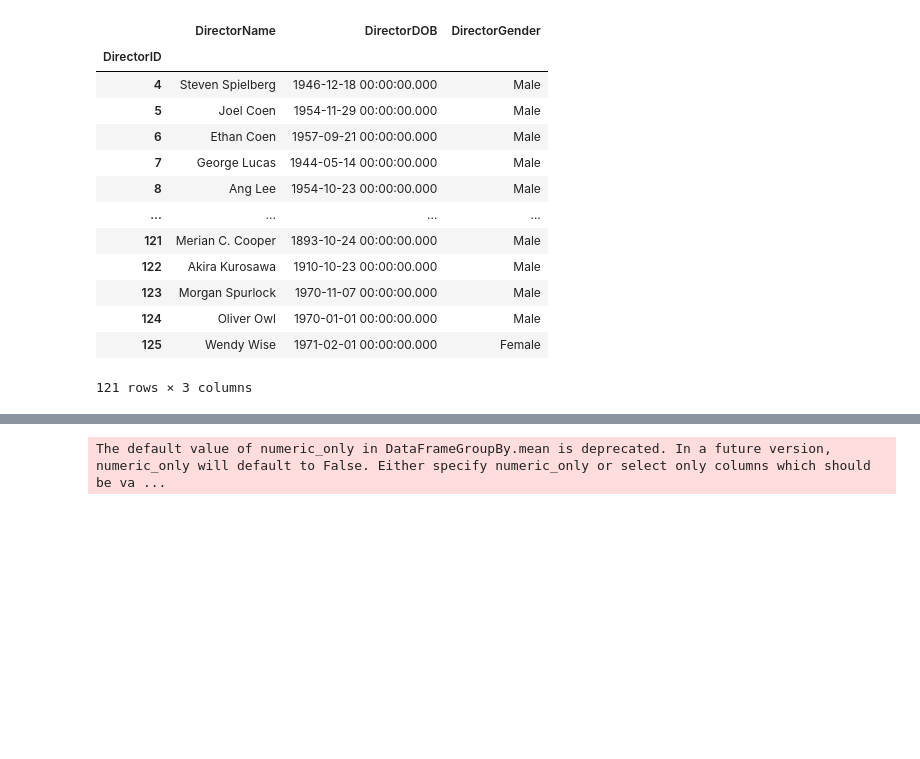
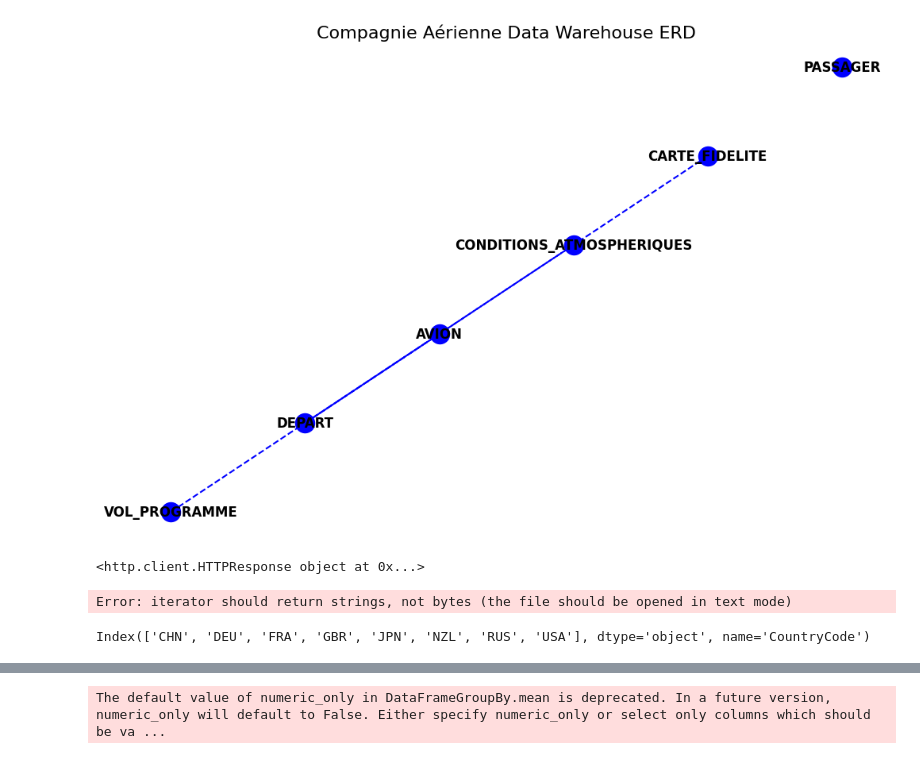
Before and after one commit to TeaZane74/blockbuster-analysis, a Jupyter notebook: src/explore_data.ipynb, the cells around one changed output, grey strips where cells are left out. Saved outputs shown, nothing was run; the diff lists cells and outputs as text; code cells hidden in the pictures; blank space fills up the shorter version.

```diff
--- a/src/explore_data.ipynb
+++ b/src/explore_data.ipynb
@@ -18,17 +38,0 @@ tables['Film']['FilmReleaseYear'] = tables['Film']['FilmReleaseDate'].dt.year
-# %%
-tables['Director']
-# %% [output]
-|  | DirectorName | DirectorDOB | DirectorGender |
-| DirectorID |  |  |  |
-| 4 | Steven Spielberg | 1946-12-18 00:00:00.000 | Male |
-| 5 | Joel Coen | 1954-11-29 00:00:00.000 | Male |
-| 6 | Ethan Coen | 1957-09-21 00:00:00.000 | Male |
-| 7 | George Lucas | 1944-05-14 00:00:00.000 | Male |
-| 8 | Ang Lee | 1954-10-23 00:00:00.000 | Male |
-| ... | ... | ... | ... |
-| 121 | Merian C. Cooper | 1893-10-24 00:00:00.000 | Male |
-| 122 | Akira Kurosawa | 1910-10-23 00:00:00.000 | Male |
-| 123 | Morgan Spurlock | 1970-11-07 00:00:00.000 | Male |
-| 124 | Oliver Owl | 1970-01-01 00:00:00.000 | Male |
-| 125 | Wendy Wise | 1971-02-01 00:00:00.000 | Female |
-121 rows × 3 columns
@@ -34,0 +49,53 @@ tables['Director']
+# %%
+import matplotlib.pyplot as plt
+
+# Define the tables and their relationships
+tables = {
+    "VOL_PROGRAMME": ["NUMERO", "VILLE_DEPART", "VILLE_ARRIVEE", "HEURE_DEPART", "HEURE_ARRIVEE", "DISTANCE_PREVISIONNELLE", "FREQUENCE"],
+    "DEPART": ["DATE", "NUMERO_VOL", "NUMERO_AVION"],
+    "AVION": ["NUMERO", "CONSTRUCTEUR", "MODELE", "CAPACITE"],
+    "CONDITIONS_ATMOSPHERIQUES": ["DATE", "QUANTITE_DE_CARBUANT"],
+    "CARTE_FIDELITE": ["NUMERO_CARTE", "SOLDE"],
+    "PASSAGER": ["NOM", "PRENOM", "ADRESSE", "NUMERO_TELEPHONE"],
+}
+
+relationships = [
+    ("VOL_PROGRAMME", "DEPART", "NUMERO"),
+    ("DEPART", "AVION", "NUMERO_AVION"),
+    ("DEPART", "CONDITIONS_ATMOSPHERIQUES", "DATE"),
+    ("CARTE_FIDELITE", "DEPART", "NUMERO_CARTE"),
+]
+
+# Create the ERD plot
+plt.figure(figsize=(12, 8))
+for table in tables:
+    plt.scatter(table, table, marker="o", s=300, c="blue")
+    plt.text(table, table, table, ha="center", va="center", fontsize=12, fontweight="bold")
+
+for rel in relationships:
+    plt.plot([rel[0], rel[1]], [rel[0], rel[1]], "b--")
+
+plt.title("Compagnie Aérienne Data Warehouse ERD", fontsize=16)
+plt.axis("off")
+plt.show()
+
+pd.read_csv
+# %% [output]
+[figure, added]
+# %%
+import csv
+import urllib
+with urllib.request.urlopen('https://github.com/gavinr/world-countries-centroids/blob/master/dist/countries.json') as csvfile:
+    print(csvfile)
+    spamreader = csv.reader(csvfile, delimiter=' ', quotechar='|')
+    for row in spamreader:
+        print(', '.join(row))
+# %% [output]
+<http.client.HTTPResponse object at 0x...>
+Error: iterator should return strings, not bytes (the file should be opened in text mode)
+# %%
+df = tables['Film'].merge(tables["Country"], left_on='FilmCountryID', right_index=True)[['CountryName','CountryCode','FilmBoxOfficeDollars','FilmBudgetDollars','FilmName']]
+df = df[['CountryCode','FilmBoxOfficeDollars','FilmBudgetDollars']].groupby('CountryCode').mean().merge(df[['CountryCode','FilmName']].groupby('CountryCode').count(),left_index=True,right_index=True)
+df.index
+# %% [output]
+Index(['CHN', 'DEU', 'FRA', 'GBR', 'JPN', 'NZL', 'RUS', 'USA'], dtype='object', name='CountryCode')
```
Also changed, not shown: parts of 11 cells of this notebook, 9 other files.
